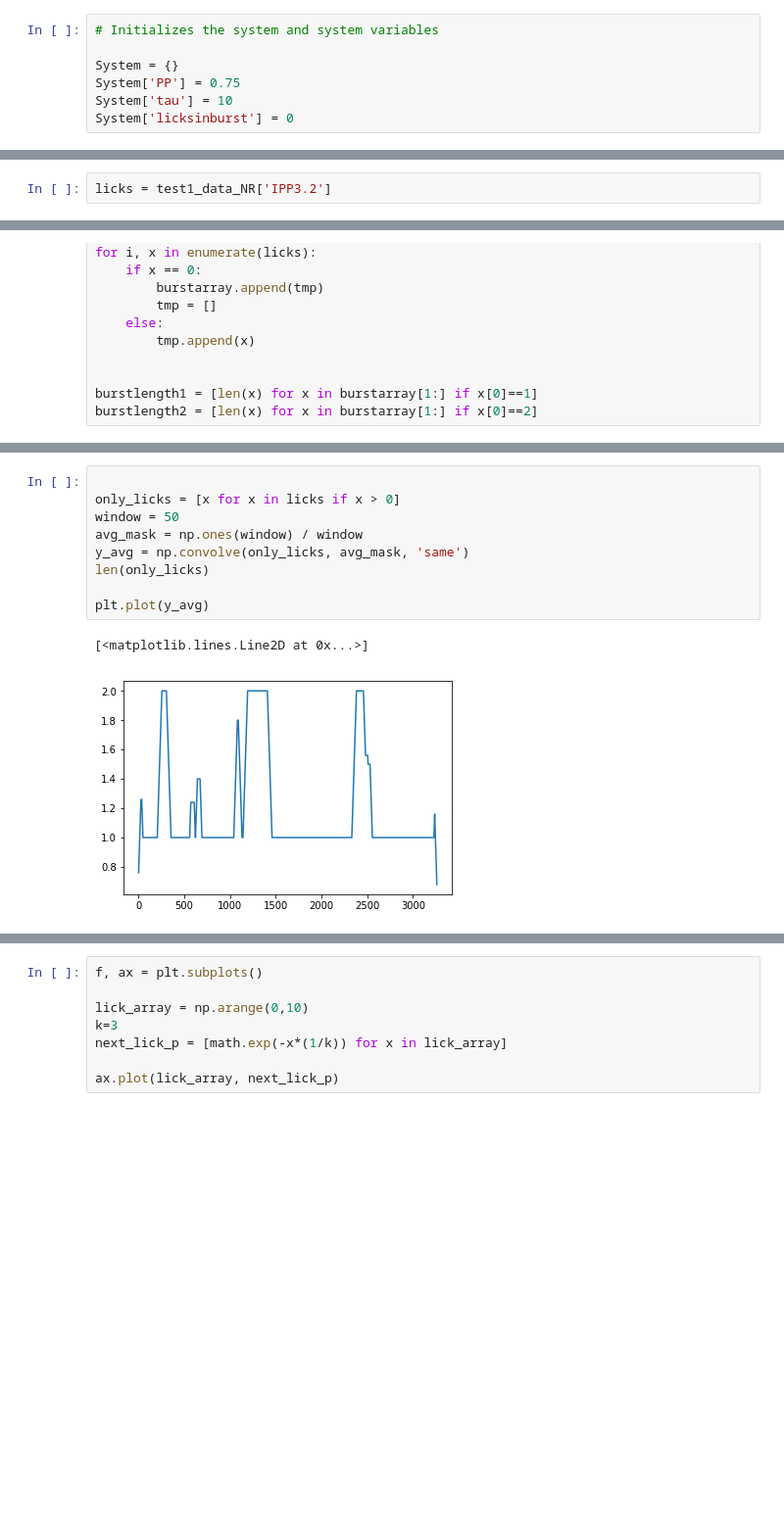
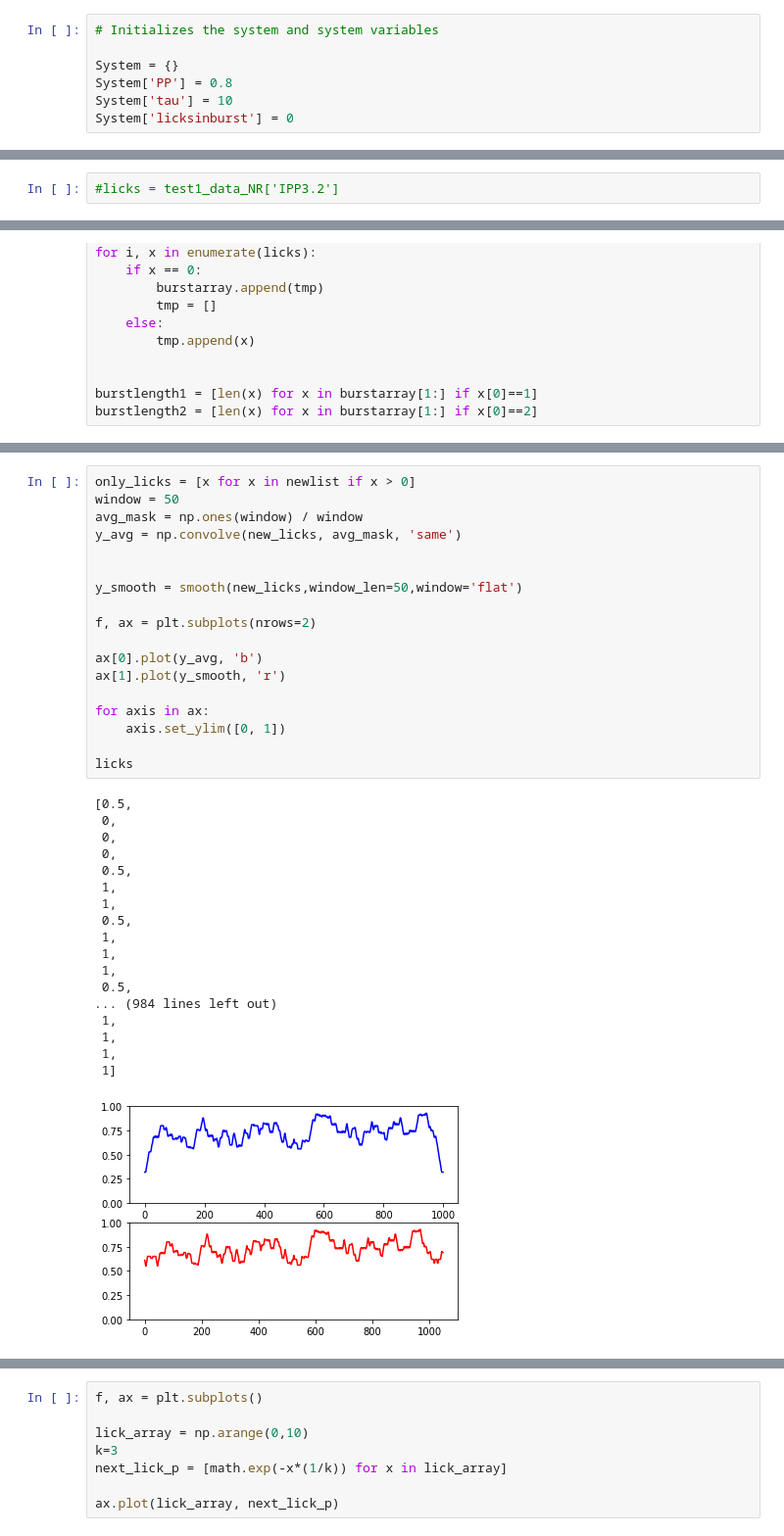
Before and after one commit to mccutcheonlab/lickmodel, a Jupyter notebook: notebooks/lickmodel.ipynb, the cells around one changed output, grey strips where cells are left out. Shown at 98% size. Saved outputs shown, nothing was run; the diff lists cells and outputs as text; blank space fills up the shorter version.

Commit message:
Updated to include smoothing function

```diff
--- a/notebooks/lickmodel.ipynb
+++ b/notebooks/lickmodel.ipynb
@@ -17,7 +19,7 @@ import matplotlib.gridspec as gridspec
 # Initializes the system and system variables
 
 System = {}
-System['PP'] = 0.75
+System['PP'] = 0.8
 System['tau'] = 10
 System['licksinburst'] = 0
 # %%
@@ -56,5 +58,5 @@ print(np.mean([x-1 for x in licks if x>0]))
 # %%
-licks = test1_data_NR['IPP3.2']
+#licks = test1_data_NR['IPP3.2']
 # %%
 # Create running average
 
@@ -85,15 +201,40 @@ burstlength2 = [len(x) for x in burstarray[1:] if x[0]==2]
 # %%
-
-only_licks = [x for x in licks if x > 0]
+only_licks = [x for x in newlist if x > 0]
 window = 50
 avg_mask = np.ones(window) / window
-y_avg = np.convolve(only_licks, avg_mask, 'same')
-len(only_licks)
+y_avg = np.convolve(new_licks, avg_mask, 'same')
 
-plt.plot(y_avg)
+
+y_smooth = smooth(new_licks,window_len=50,window='flat')
+
+f, ax = plt.subplots(nrows=2)
+
+ax[0].plot(y_avg, 'b')
+ax[1].plot(y_smooth, 'r')
+
+for axis in ax:
+    axis.set_ylim([0, 1])
+
+licks
 # %% [output]
-[<matplotlib.lines.Line2D at 0x...>]
+[0.5,
+ 0,
+ 0,
+ 0,
+ 0.5,
+ 1,
+ 1,
+ 0.5,
+ 1,
+ 1,
+ 1,
+ 0.5,
+... (984 lines left out)
+ 1,
+ 1,
+ 1,
+ 1]
-[figure, old version]
+[figure, new version]
 # %%
 f, ax = plt.subplots(figsize=(15,5), ncols=2)
 
```
Also changed, not shown: parts of 6 cells of this notebook, 1 other file.
